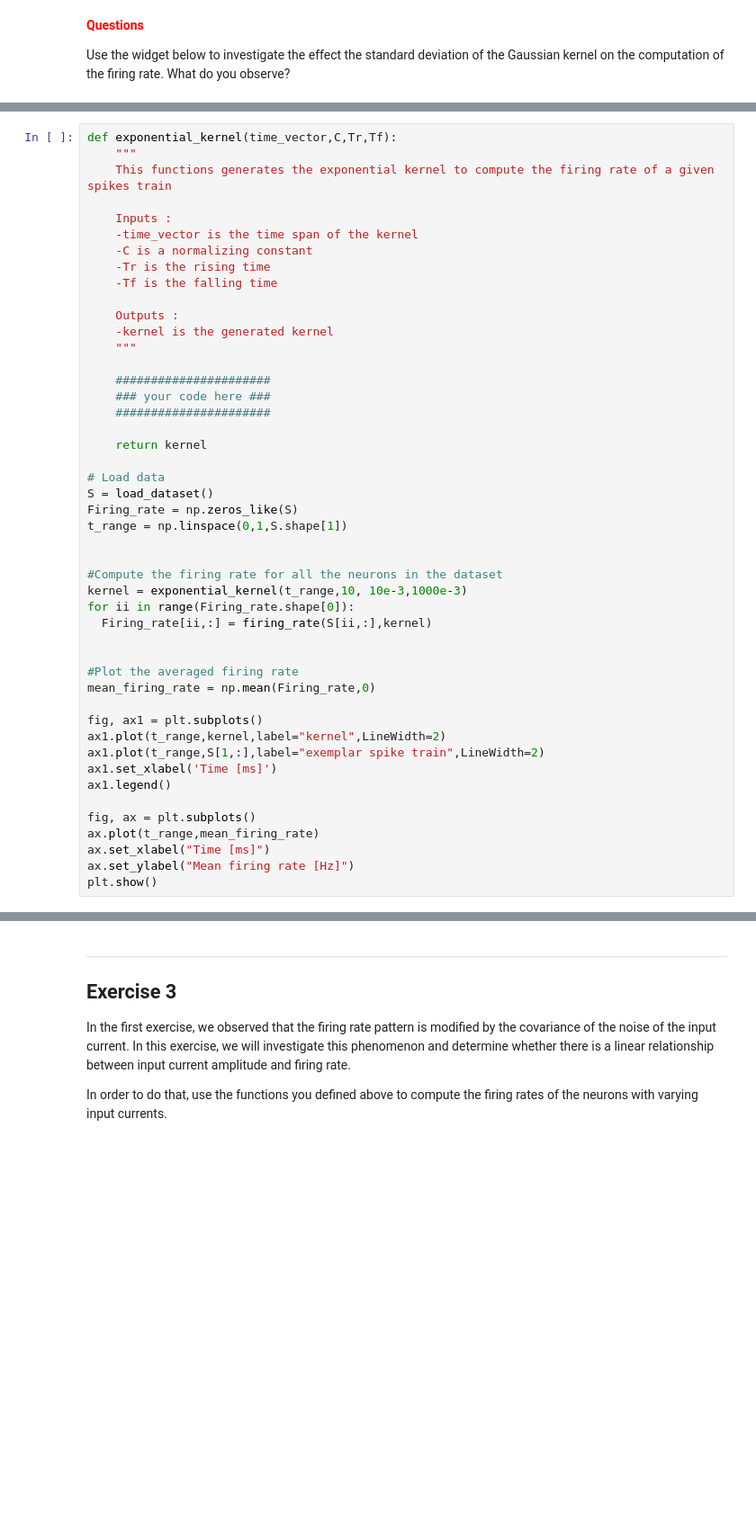
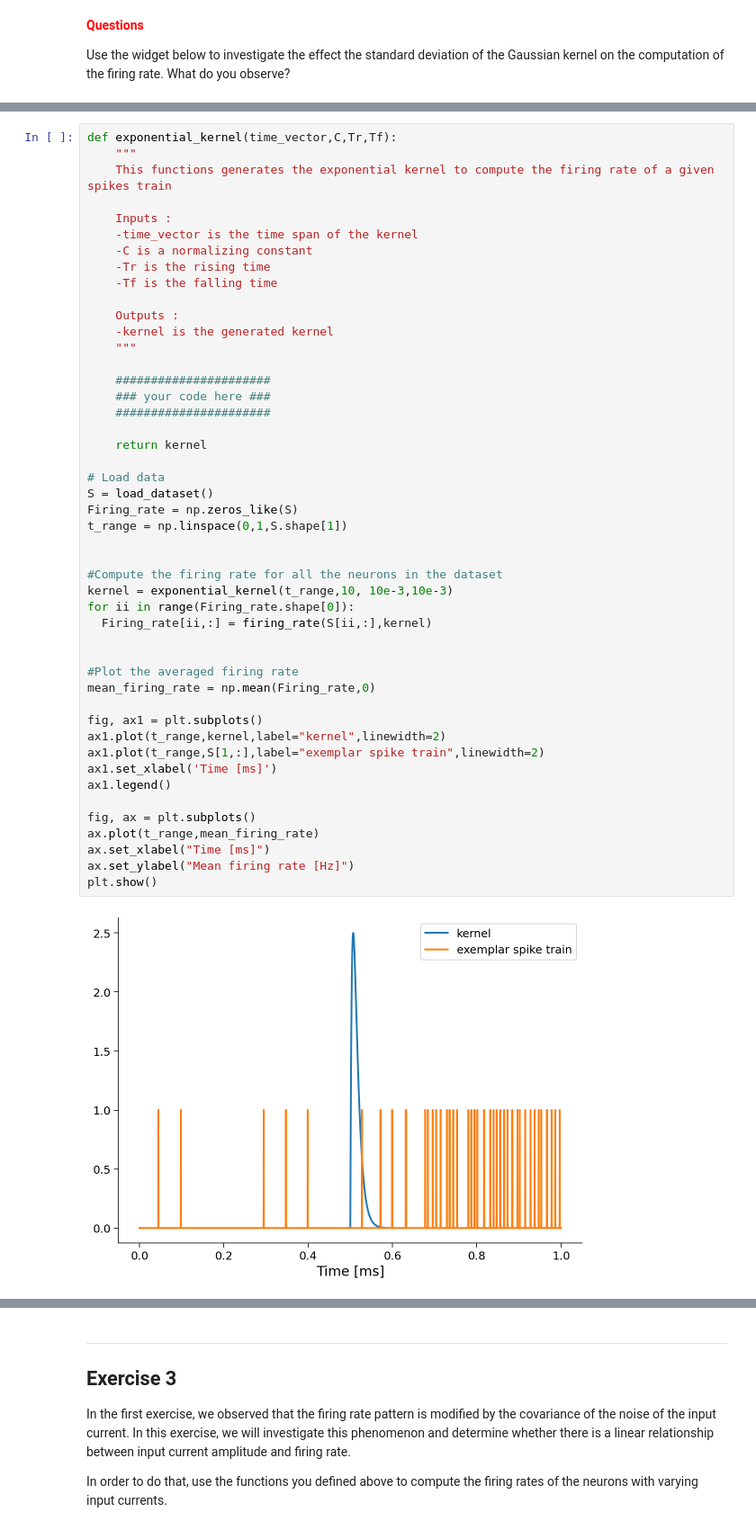
Before and after one commit to fblondiaux/LGBIO2072-2020, a Jupyter notebook: LGBIO2072_TP2.ipynb, the cells around one changed output, grey strips where cells are left out. Shown at 90% size. Saved outputs shown, nothing was run; the diff lists cells and outputs as text; blank space fills up the shorter version.

```diff
--- a/LGBIO2072_TP2.ipynb
+++ b/LGBIO2072_TP2.ipynb
@@ -446,33 +448,35 @@ def exponential_kernel(time_vector,C,Tr,Tf):
 
     ######################
     ### your code here ###
     ######################
 
     return kernel
 
 # Load data
 S = load_dataset()
 Firing_rate = np.zeros_like(S)
 t_range = np.linspace(0,1,S.shape[1])
 
 
 #Compute the firing rate for all the neurons in the dataset
-kernel = exponential_kernel(t_range,10, 10e-3,1000e-3)
+kernel = exponential_kernel(t_range,10, 10e-3,10e-3)
 for ii in range(Firing_rate.shape[0]):
   Firing_rate[ii,:] = firing_rate(S[ii,:],kernel)
 
 
 #Plot the averaged firing rate
 mean_firing_rate = np.mean(Firing_rate,0)
 
 fig, ax1 = plt.subplots()
-ax1.plot(t_range,kernel,label="kernel",LineWidth=2)
-ax1.plot(t_range,S[1,:],label="exemplar spike train",LineWidth=2)
+ax1.plot(t_range,kernel,label="kernel",linewidth=2)
+ax1.plot(t_range,S[1,:],label="exemplar spike train",linewidth=2)
 ax1.set_xlabel('Time [ms]')
 ax1.legend()
 
 fig, ax = plt.subplots()
 ax.plot(t_range,mean_firing_rate)
 ax.set_xlabel("Time [ms]")
 ax.set_ylabel("Mean firing rate [Hz]")
 plt.show()
+# %% [output]
+[figure, added]
```
Also changed, not shown: parts of 21 cells of this notebook, 1 other file.
